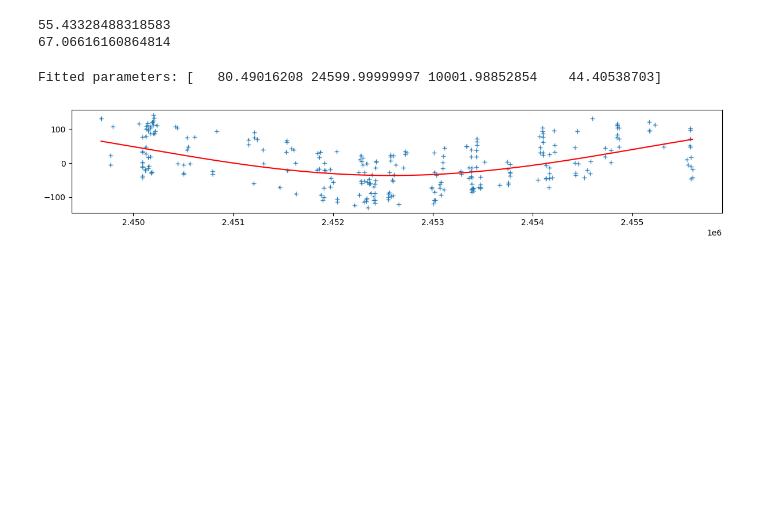
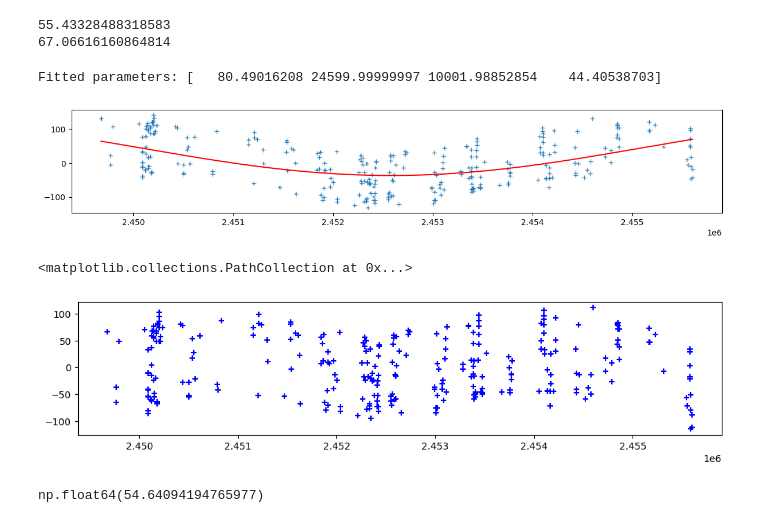
Before and after one commit to jwmckeown007/astr19groupf, a Jupyter notebook: fifty_five_cnc_data_errorbarnew.ipynb, the cells around one changed output. Cells and saved outputs as stored; diff of their text form; code cells hidden in the pictures; blank space fills up the shorter version.

```diff
--- a/fifty_five_cnc_data_errorbarnew.ipynb
+++ b/fifty_five_cnc_data_errorbarnew.ipynb
@@ -165,3 +165,27 @@ plt.show()
 # %% [output]
 Fitted parameters: [   80.49016208 24599.99999997 10001.98852854    44.40538703]
 [figure]
+# %%
+# Task 4: A function for teh best fit model based on the parameters we got from the best fit
+def best_fit(x):
+    return params[0] * np.sin(2.0 * np.pi*(x - params[1]) / params[2]) + params[3]
+# fig = plt.subplots(1, 1, figsize=(12,2.5))
+# plt.plot(global_data_unpack[0], best_fit(global_data_unpack[0]))
+# %%
+# Task 4: Obtain the residuals by subtracting the best fit function from the actual radial veocity data and plot it
+def residuals(x, y):
+    return y-best_fit(x)
+
+# Store the residuals
+data_residuals = residuals(global_data_unpack[0], global_data_unpack[1])
+
+fig, ax = plt.subplots(1, 1, figsize=(12,2.5))
+ax.scatter(global_data_unpack[0], data_residuals, color='blue', marker='+', label='Residual Velocity')
+# %% [output]
+<matplotlib.collections.PathCollection at 0x...>
+[figure, added]
+# %%
+# Task 4: Determine the standard deviation of the residuals
+np.std(data_residuals)
+# %% [output]
+np.float64(54.64094194765977)
```
Also changed, not shown: parts of 3 cells of this notebook.
